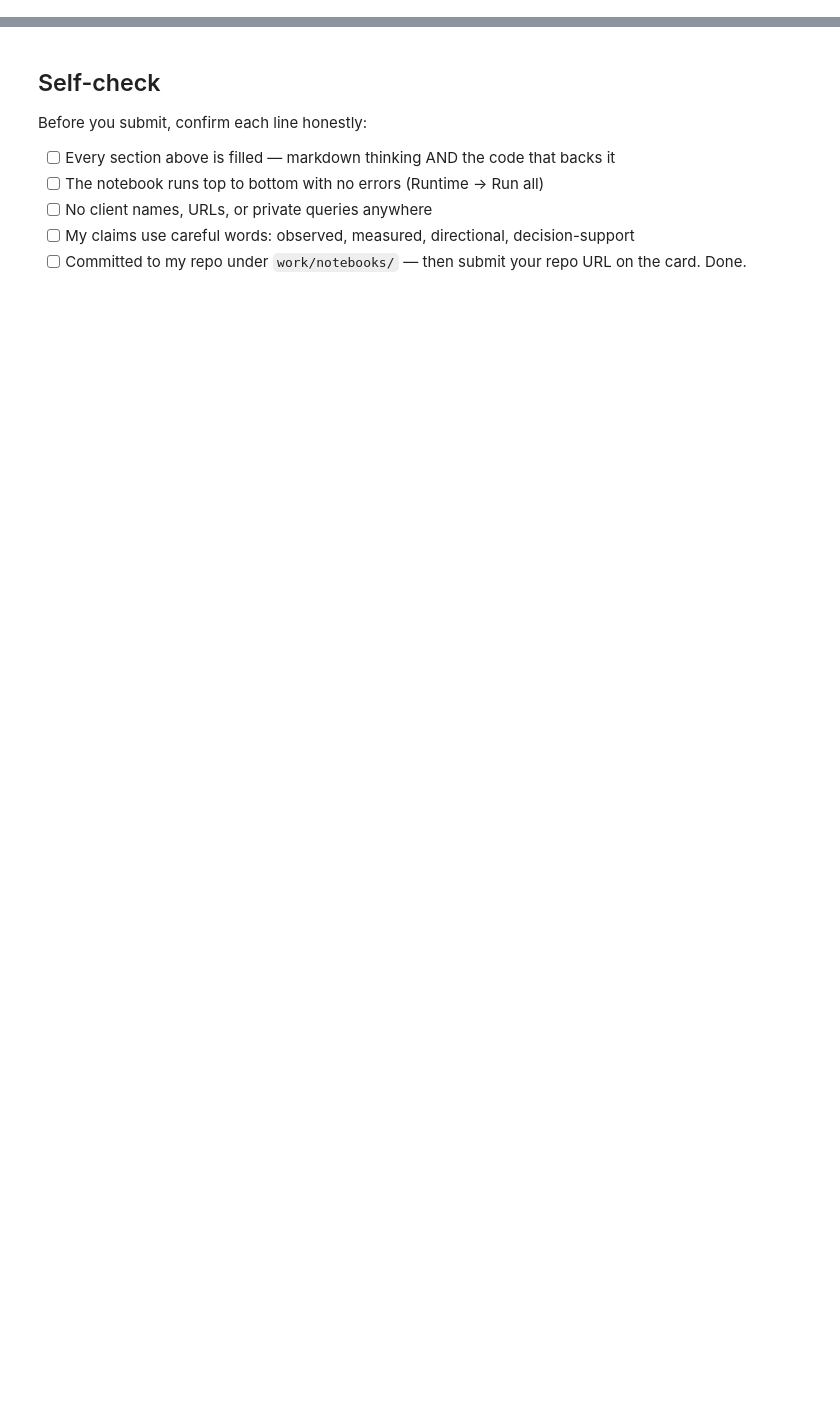
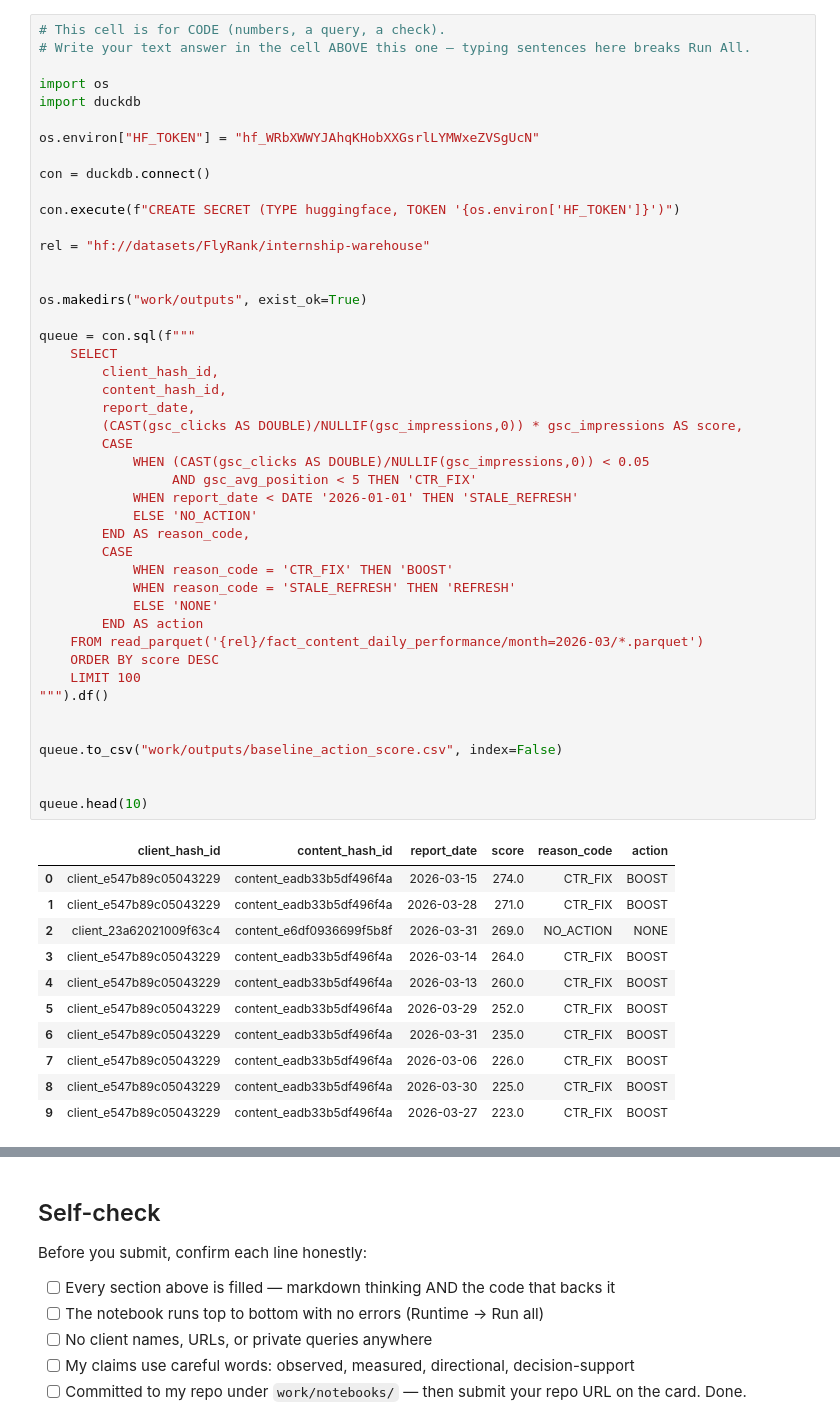
Before and after one commit to haseebaabid/FlyRank_AI_Internship, a Jupyter notebook: work/notebooks/w04_baseline_score.ipynb, the cells around one changed output, grey strips where cells are left out. Drawn from its saved outputs; the diff is of its cells as text; blank space fills up the shorter version.

```diff
--- a/work/notebooks/w04_baseline_score.ipynb
+++ b/work/notebooks/w04_baseline_score.ipynb
@@ -12,0 +85,57 @@ This skeleton is yours to fill. Work the sections **in order** — each one has
+# %%
+# This cell is for CODE (numbers, a query, a check).
+# Write your text answer in the cell ABOVE this one — typing sentences here breaks Run All.
+
+import os
+import duckdb
+
+os.environ["HF_TOKEN"] = "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"
+
+con = duckdb.connect()
+
+con.execute(f"CREATE SECRET (TYPE huggingface, TOKEN '{os.environ['HF_TOKEN']}')")
+
+rel = "hf://datasets/FlyRank/internship-warehouse"
+
+
+os.makedirs("work/outputs", exist_ok=True)
+
+queue = con.sql(f"""
+    SELECT
+        client_hash_id,
+        content_hash_id,
+        report_date,
+        (CAST(gsc_clicks AS DOUBLE)/NULLIF(gsc_impressions,0)) * gsc_impressions AS score,
+        CASE
+            WHEN (CAST(gsc_clicks AS DOUBLE)/NULLIF(gsc_impressions,0)) < 0.05
+                 AND gsc_avg_position < 5 THEN 'CTR_FIX'
+            WHEN report_date < DATE '2026-01-01' THEN 'STALE_REFRESH'
+            ELSE 'NO_ACTION'
+        END AS reason_code,
+        CASE
+            WHEN reason_code = 'CTR_FIX' THEN 'BOOST'
+            WHEN reason_code = 'STALE_REFRESH' THEN 'REFRESH'
+            ELSE 'NONE'
+        END AS action
+    FROM read_parquet('{rel}/fact_content_daily_performance/month=2026-03/*.parquet')
+    ORDER BY score DESC
+    LIMIT 100
+""").df()
+
+
+queue.to_csv("work/outputs/baseline_action_score.csv", index=False)
+
+
+queue.head(10)
+# %% [output]
+|  | client_hash_id | content_hash_id | report_date | score | reason_code | action |
+| 0 | client_e547b89c05043229 | content_eadb33b5df496f4a | 2026-03-15 | 274.0 | CTR_FIX | BOOST |
+| 1 | client_e547b89c05043229 | content_eadb33b5df496f4a | 2026-03-28 | 271.0 | CTR_FIX | BOOST |
+| 2 | client_23a62021009f63c4 | content_e6df0936699f5b8f | 2026-03-31 | 269.0 | NO_ACTION | NONE |
+| 3 | client_e547b89c05043229 | content_eadb33b5df496f4a | 2026-03-14 | 264.0 | CTR_FIX | BOOST |
+| 4 | client_e547b89c05043229 | content_eadb33b5df496f4a | 2026-03-13 | 260.0 | CTR_FIX | BOOST |
+| 5 | client_e547b89c05043229 | content_eadb33b5df496f4a | 2026-03-29 | 252.0 | CTR_FIX | BOOST |
+| 6 | client_e547b89c05043229 | content_eadb33b5df496f4a | 2026-03-31 | 235.0 | CTR_FIX | BOOST |
+| 7 | client_e547b89c05043229 | content_eadb33b5df496f4a | 2026-03-06 | 226.0 | CTR_FIX | BOOST |
+| 8 | client_e547b89c05043229 | content_eadb33b5df496f4a | 2026-03-30 | 225.0 | CTR_FIX | BOOST |
+| 9 | client_e547b89c05043229 | content_eadb33b5df496f4a | 2026-03-27 | 223.0 | CTR_FIX | BOOST |
```
Also changed, not shown: parts of 15 cells of this notebook.
